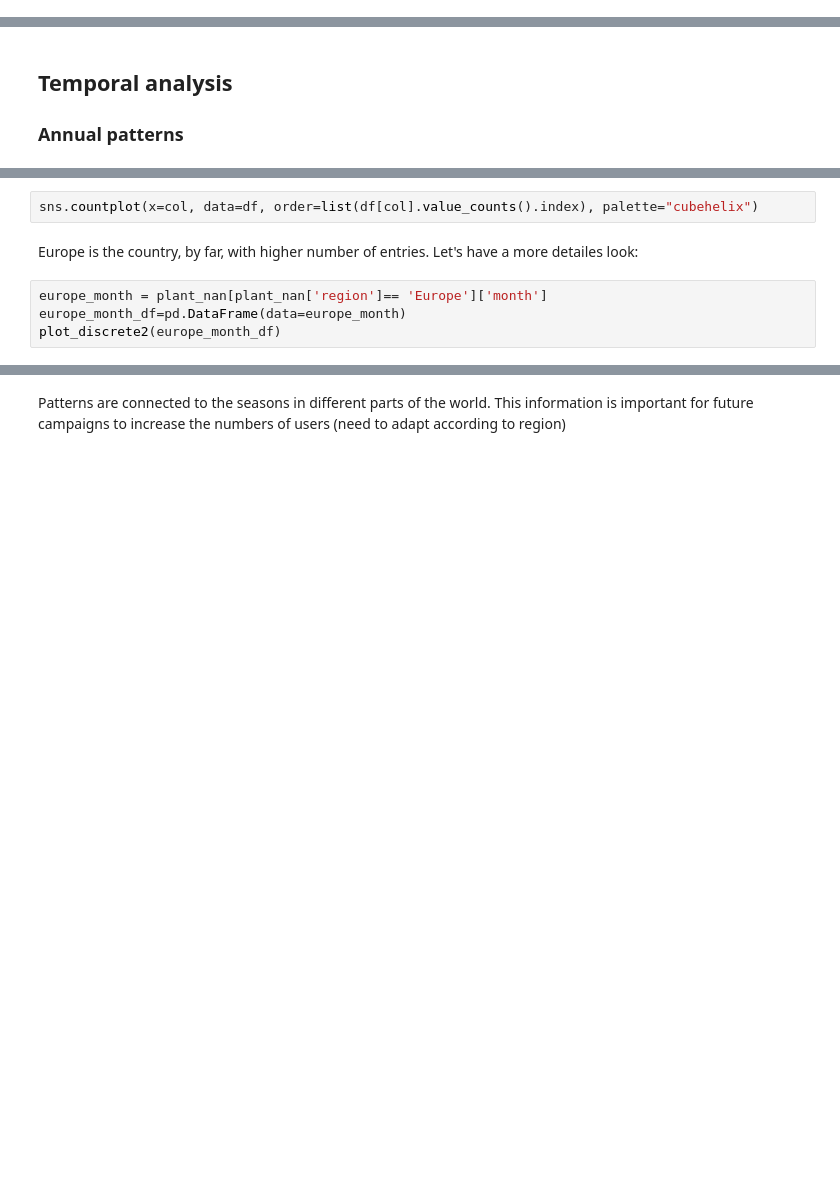
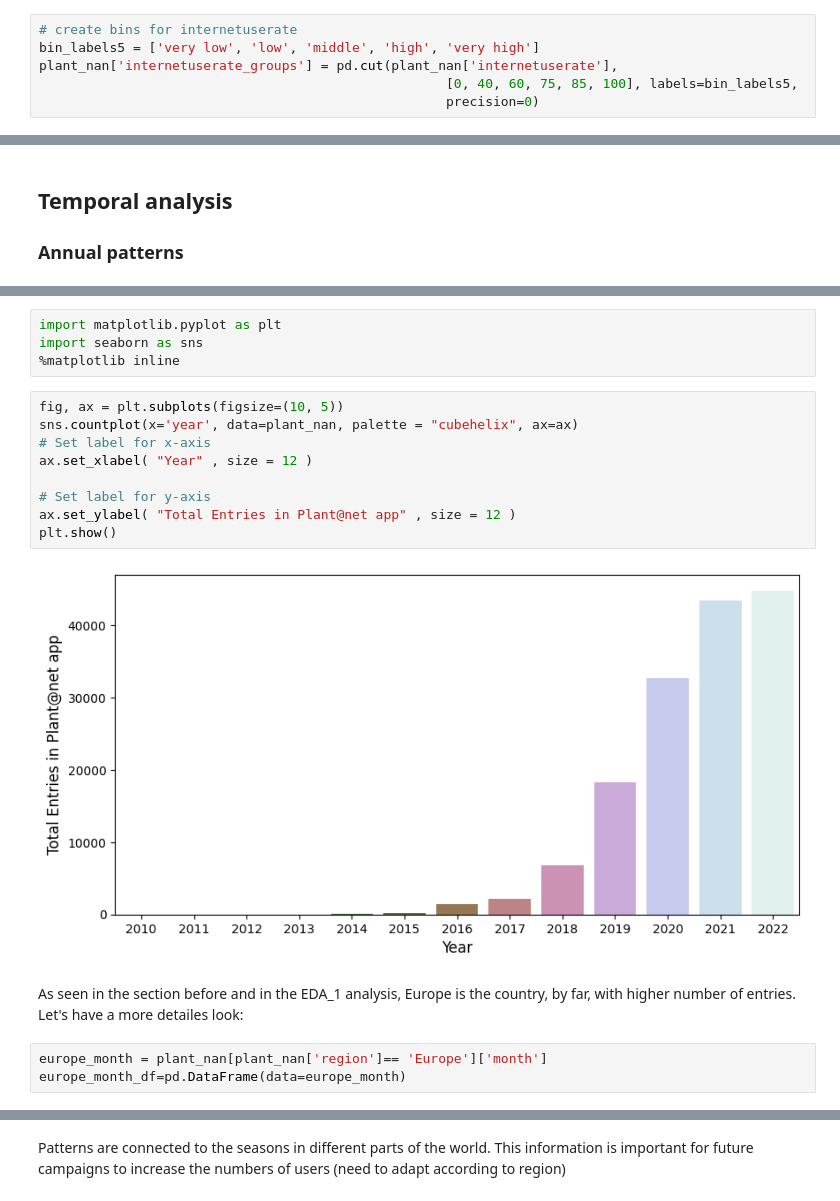
Before and after one commit to Tallaringues/mid-bootcamp-project-plantanet, a Jupyter notebook: Notebooks/EDA_2.ipynb, the cells around one changed output, grey strips where cells are left out. Drawn from its saved outputs; the diff is of its cells as text; blank space fills up the shorter version.

```diff
--- a/Notebooks/EDA_2.ipynb
+++ b/Notebooks/EDA_2.ipynb
@@ -56,6 +56,12 @@ plant_nan.describe().T #verify min and max values of all variables (no zero)
 | incomeperperson | 149332.0 | 22916.161804 | 8273.012359 | 103.775857 | 18982.269290 | 22878.466570 | 26551.844240 | 105147.437700 |
 | internetuserate | 149349.0 | 73.798130 | 12.589694 | 0.720009 | 69.770394 | 77.498619 | 82.166660 | 95.638113 |
 | urbanrate | 149397.0 | 75.912027 | 8.294944 | 12.980000 | 73.500000 | 77.360000 | 77.360000 | 100.000000 |
+# %%
+# create bins for internetuserate
+bin_labels5 = ['very low', 'low', 'middle', 'high', 'very high']
+plant_nan['internetuserate_groups'] = pd.cut(plant_nan['internetuserate'],
+                                                    [0, 40, 60, 75, 85, 100], labels=bin_labels5,
+                                                    precision=0)
 # %%
 # group countries by region
 africa = ['DZ', 'AO', 'BJ', 'BW', 'BF', 'BI', 'CM', 'CV', 'CF', 'TD', 'KM', 'CG', 'CD', 'CI', 'DJ', 'EG', 'GQ', 'ER', 'ET', 'GA', 'GM', 'GH', 'GN', 'GW', 'KE', 'LS', 'LR', 'LY', 'MG', 'MW', 'ML', 'MR', 'MU', 'YT', 'MA', 'MZ', 'NA', 'NE', 'NG', 'RE', 'RW', 'ST', 'SN', 'SC', 'SL', 'SO', 'ZA', 'SS', 'SD', 'SZ', 'TZ', 'TG', 'TN', 'UG', 'EH', 'ZM', 'ZW']
@@ -97,8 +134,20 @@ annual_entries_df
+# %%
+import matplotlib.pyplot as plt
+import seaborn as sns
+%matplotlib inline
 # %%
-sns.countplot(x=col, data=df, order=list(df[col].value_counts().index), palette="cubehelix")
+fig, ax = plt.subplots(figsize=(10, 5))
+sns.countplot(x='year', data=plant_nan, palette = "cubehelix", ax=ax)
+# Set label for x-axis
+ax.set_xlabel( "Year" , size = 12 )
+
+# Set label for y-axis
+ax.set_ylabel( "Total Entries in Plant@net app" , size = 12 )
+plt.show()
+# %% [output]
+[figure, added]
 # %% [markdown]
-Europe is the country, by far, with higher number of entries. Let's have a more detailes look:
+As seen in the section before and in the EDA_1 analysis, Europe is the country, by far, with higher number of entries. Let's have a more detailes look:
 # %%
 europe_month = plant_nan[plant_nan['region']== 'Europe']['month']
 europe_month_df=pd.DataFrame(data=europe_month)
-plot_discrete2(europe_month_df)
```
Also changed, not shown: parts of 21 cells of this notebook, 1 other file.
